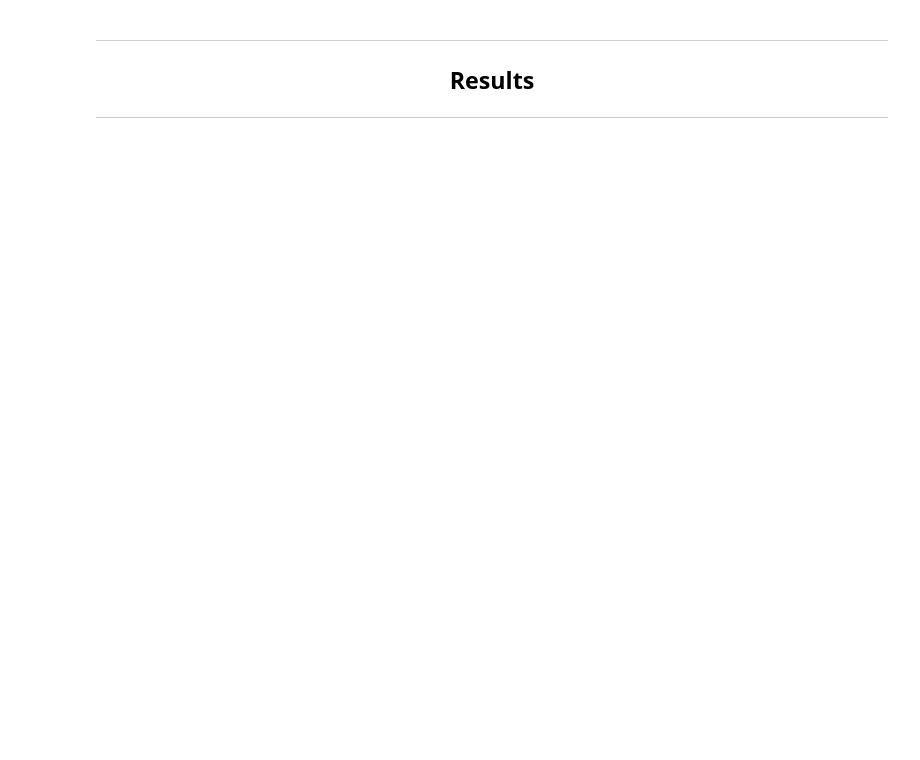
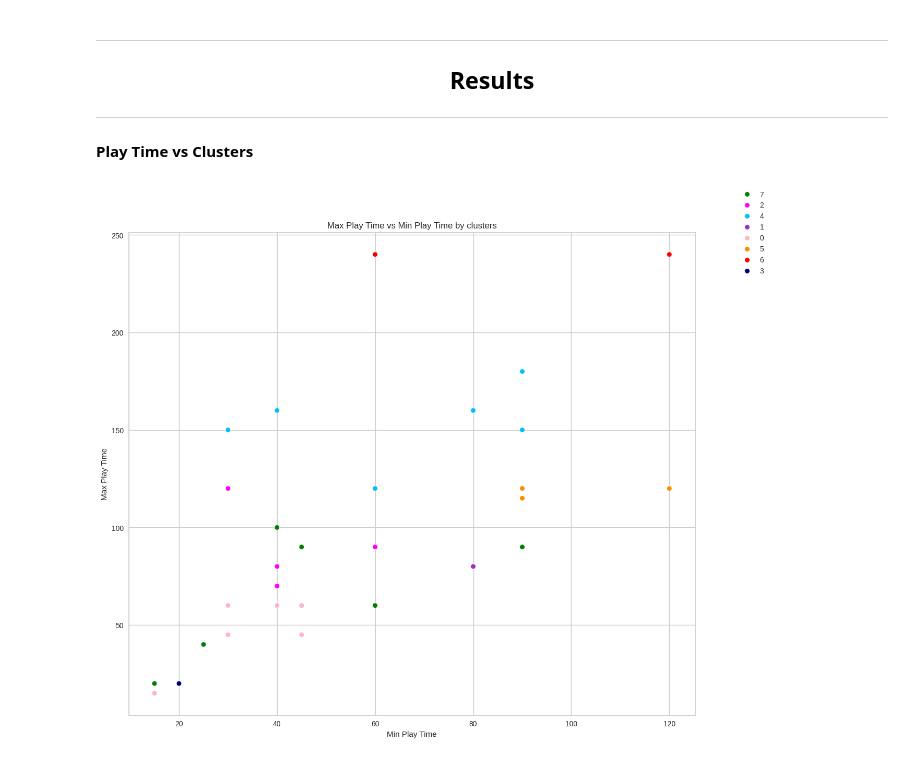
Before and after one commit to ABF-QC/Module3_Project2_solo, a Jupyter notebook: notebook/Clustering.ipynb, the cells around one changed output. Drawn from its saved outputs; the diff is of its cells as text; code cells hidden in the pictures; blank space fills up the shorter version.

```diff
--- a/notebook/Clustering.ipynb
+++ b/notebook/Clustering.ipynb
@@ -197,3 +214,29 @@ plt.show()
 </center>
 
 ---
+# %% [markdown]
+**Play Time vs Clusters**
+# %%
+# Create figure and adjust size
+plt.figure(figsize=(14,12))
+
+
+# Create count plot
+ax = sns.scatterplot(df, x=df['minplaytime'], y=df['maxplaytime'], hue='label_str', legend=True, palette=palette)
+
+# Add title
+ax.set_title(f'Max Play Time vs Min Play Time by clusters')
+
+# Add axis labels
+ax.set_xlabel('Min Play Time')
+ax.set_ylabel('Max Play Time')
+
+#
+#ax.set_xticklabels(df_o['Food Sub-group'].unique(),rotation=90)
+
+plt.legend(loc='upper center', bbox_to_anchor=(1.1, 1.1), ncol=1)
+
+# Show plot
+plt.show()
+# %% [output]
+[figure, added]
```
Also changed, not shown: parts of 56 cells of this notebook.
